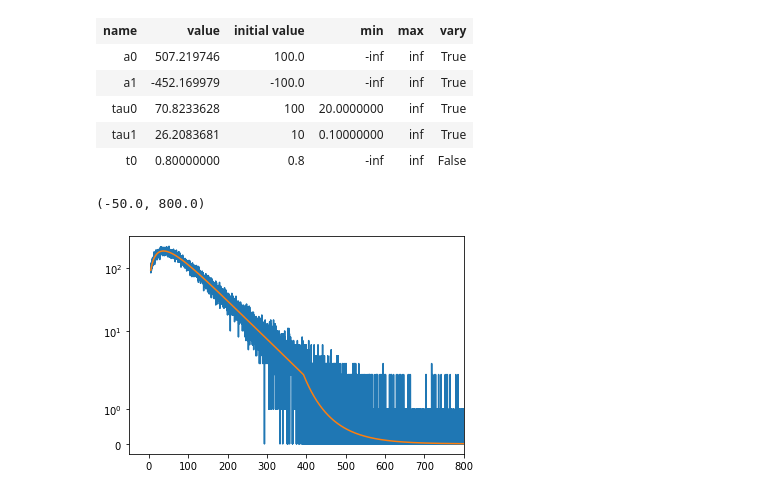
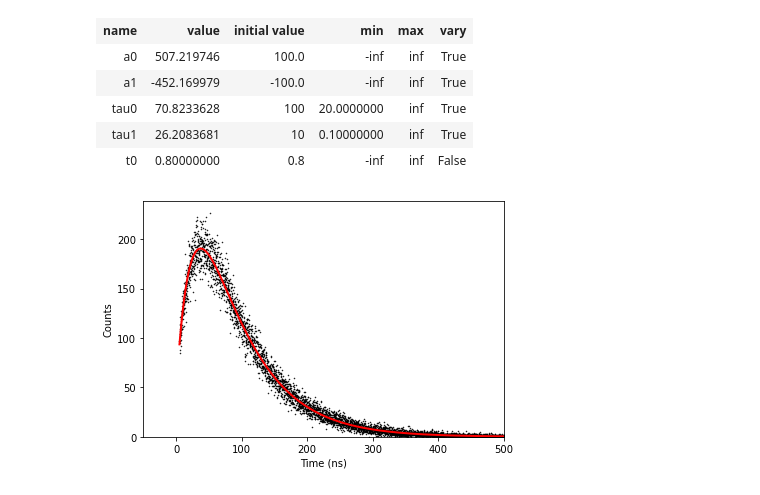
Before and after one commit to spalato/fp_test, a Jupyter notebook: fp_demo_static.ipynb, the cells around one changed output. Drawn from its saved outputs; the diff is of its cells as text; code cells hidden in the pictures.

```diff
--- a/fp_demo_static.ipynb
+++ b/fp_demo_static.ipynb
@@ -388,10 +388,14 @@ Variables
 | t0 | 0.80000000 | 0.8 | -inf | inf | False |
 # %%
 plt.figure()
-plt.plot(times, data[:,0])
-plt.plot(times, result.best_fit)
-plt.yscale("symlog")
-plt.xlim(-50, 800)
+plt.plot(times, data[:,0], ".k", ms=1)
+plt.plot(times, result.best_fit, "-r", lw=2)
+#plt.yscale("symlog")
+plt.xlim(-50, 500)
+plt.ylim(ymin=0)
+plt.xlabel("Time (ns)")
+plt.ylabel("Counts")
+plt.tight_layout()
+plt.savefig("D_fit.png", dpi=300)
 # %% [output]
-(-50.0, 800.0)
-[figure, old version]
+[figure, new version]
```
Also changed, not shown: 3 other files.
